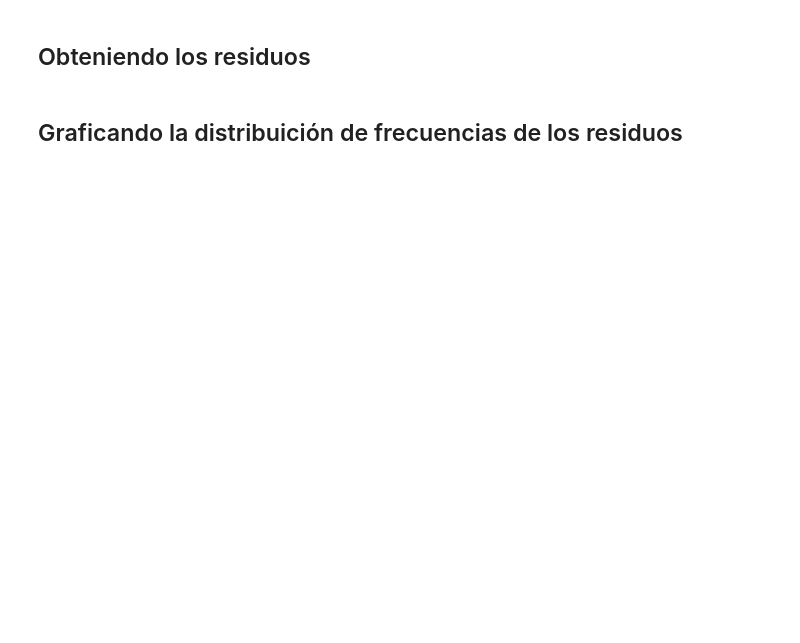
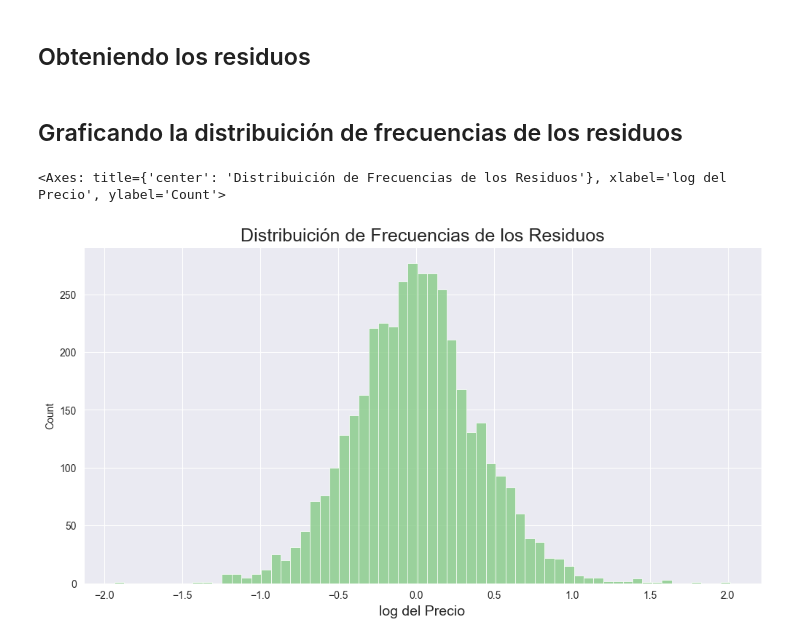
Before and after one commit to OctavioPinoRosas/Alura_Estadisticas_y_MachineLearning, a Jupyter notebook: RegrecionLineal-TecnicasAvanzadasDeModeado/Regresión_Lineal_II.ipynb, the cells around one changed output. Saved outputs shown, nothing was run; the diff lists cells and outputs as text; code cells hidden in the pictures; blank space fills up the shorter version.

```diff
--- a/RegrecionLineal-TecnicasAvanzadasDeModeado/Regresión_Lineal_II.ipynb
+++ b/RegrecionLineal-TecnicasAvanzadasDeModeado/Regresión_Lineal_II.ipynb
@@ -536,10 +539,15 @@ AttributeError: 'PairGrid' object has no attribute 'set_title'
 # %% [markdown]
 ## Obteniendo los residuos
+# %%
+residuo=y_train-y_predicho_train
 # %% [markdown]
 ## Graficando la distribuición de frecuencias de los residuos
 # %%
-
+ax=sns.histplot(residuo)
 ax.figure.set_size_inches(12, 6)
 ax.set_title('Distribuición de Frecuencias de los Residuos', fontsize=18)
 ax.set_xlabel('log del Precio', fontsize=14)
 ax
+# %% [output]
+<Axes: title={'center': 'Distribuición de Frecuencias de los Residuos'}, xlabel='log del Precio', ylabel='Count'>
+[figure, added]
```
Also changed, not shown: parts of 2 cells of this notebook.
